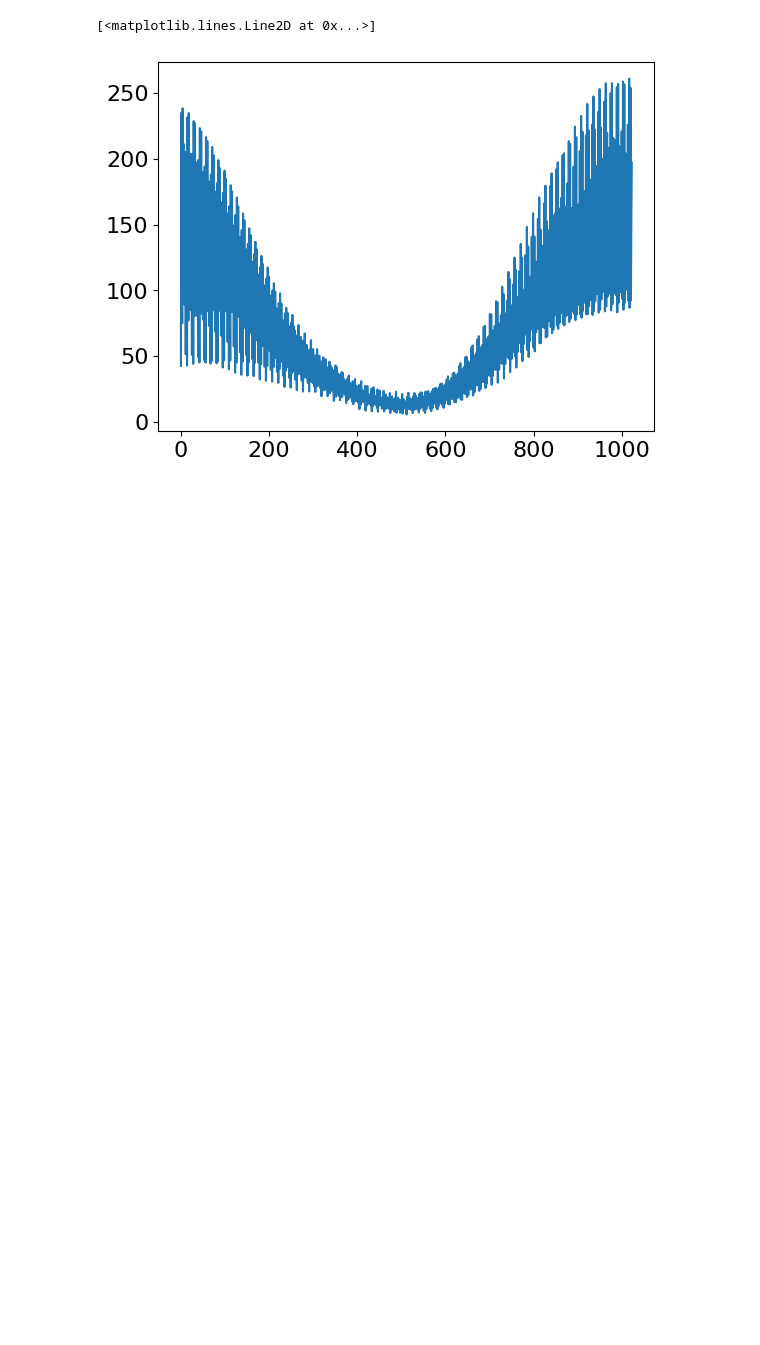
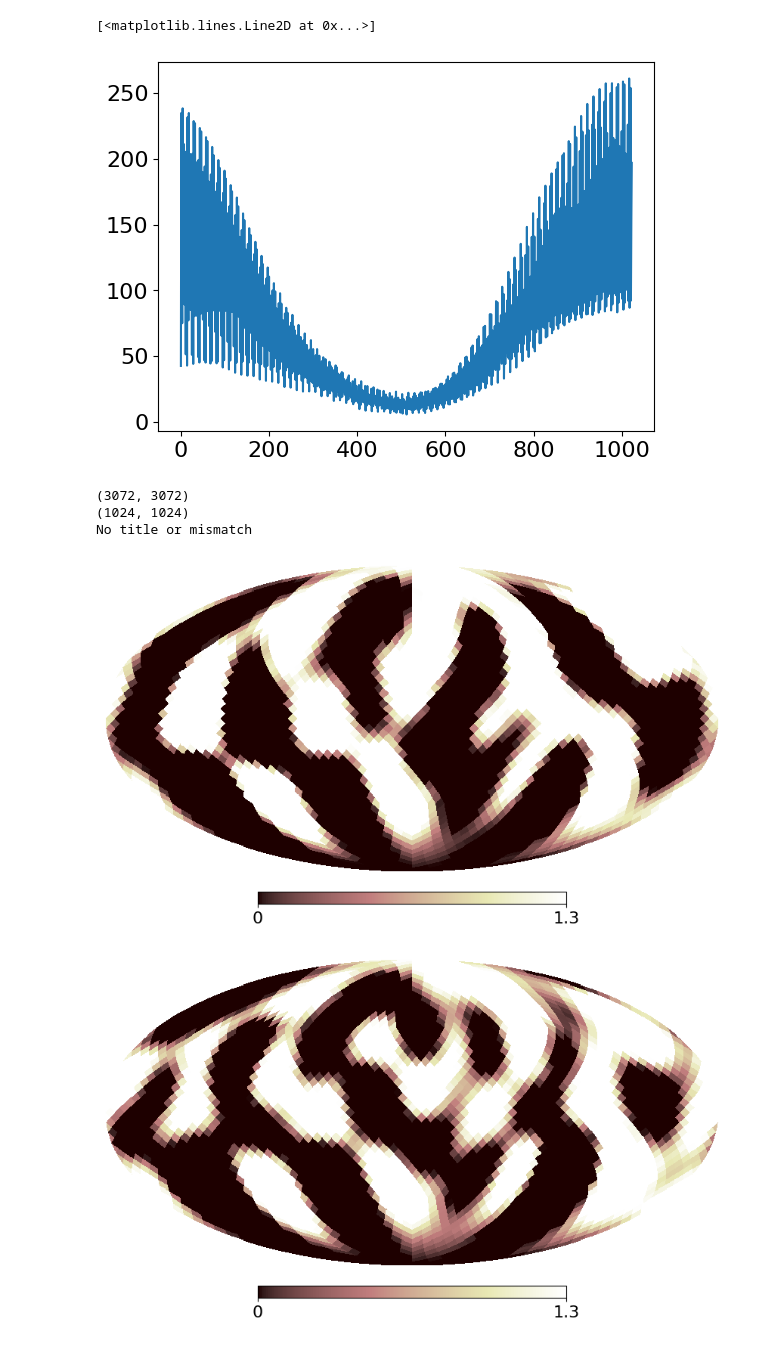
Before and after one commit to HajimeKawahara/sot, a Jupyter notebook: tutorial/dynamic SOT for a rotating Earth.ipynb, the cells around one changed output. Drawn from its saved outputs; the diff is of its cells as text; code cells hidden in the pictures; blank space fills up the shorter version.

```diff
--- a/tutorial/dynamic SOT for a rotating Earth.ipynb
+++ b/tutorial/dynamic SOT for a rotating Earth.ipynb
@@ -64,15 +64,27 @@ plt.plot(lc)
 # %%
 tau=360.0
 gamma=16.5/180.0*np.pi
-sep=sepmat.calc_sepmatrix(nside)
+separation_matrix=sepmat.calc_sepmatrix(nside)
 # %%
+import scipy
+import jax.numpy as jnp
+from jaxinv.bayes.gpkernel import rbf
+from jaxinv.bayes.gpkernel import matern32
+from sot.plot.plotdymap import plotseqmap
+from jaxinv.bayes.meanmap import meanmap_type3
 
 
-KS=gpkernel.RBF(sep,gamma)
-KT=gpkernel.Matern32(obst,tau)
-alpha=0.25
-#Pid=np.eye(Ni)*sigma**-2
-#Mast=rd.Mean_DYSOT(W,KS,KT,alpha,lc,Pid)
-
-#frames=[0,int(Ni/2),Ni-1]
-#plotdymap.plotseqmap(Mast,frames,"mapest","",vmin=0.0,vmax=1.3,pdf=False,png=False,show=True)
+KS = rbf(separation_matrix, gamma)
+KT = matern32(dtime_matrix, tau)
+alpha = 0.25
+Pid = jnp.eye(Ni) * sigma**-2
+Mast = meanmap_type3(W, KS, KT, alpha, Pid, lc)
+Mast = np.array(Mast)
+frames=[0,int(Ni/2),Ni-1]
+plotseqmap(Mast,frames,"mapest","",vmin=0.0,vmax=1.3,pdf=False,png=False,show=True)
+# %% [output]
+(3072, 3072)
+(1024, 1024)
+No title or mismatch
+[figure, added]
+[figure, added]
```
Also changed, not shown: parts of 1 cell of this notebook, 2 other files.
